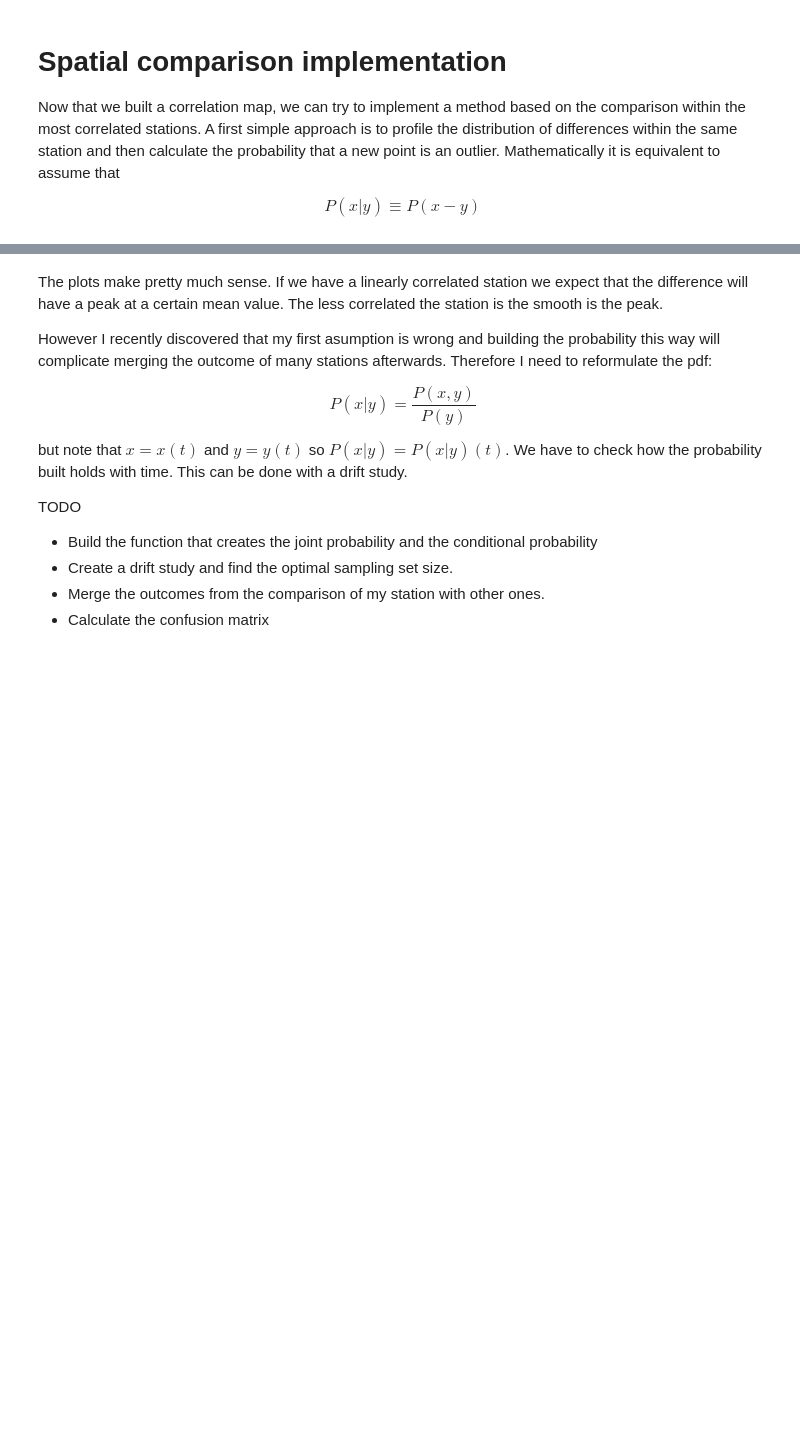
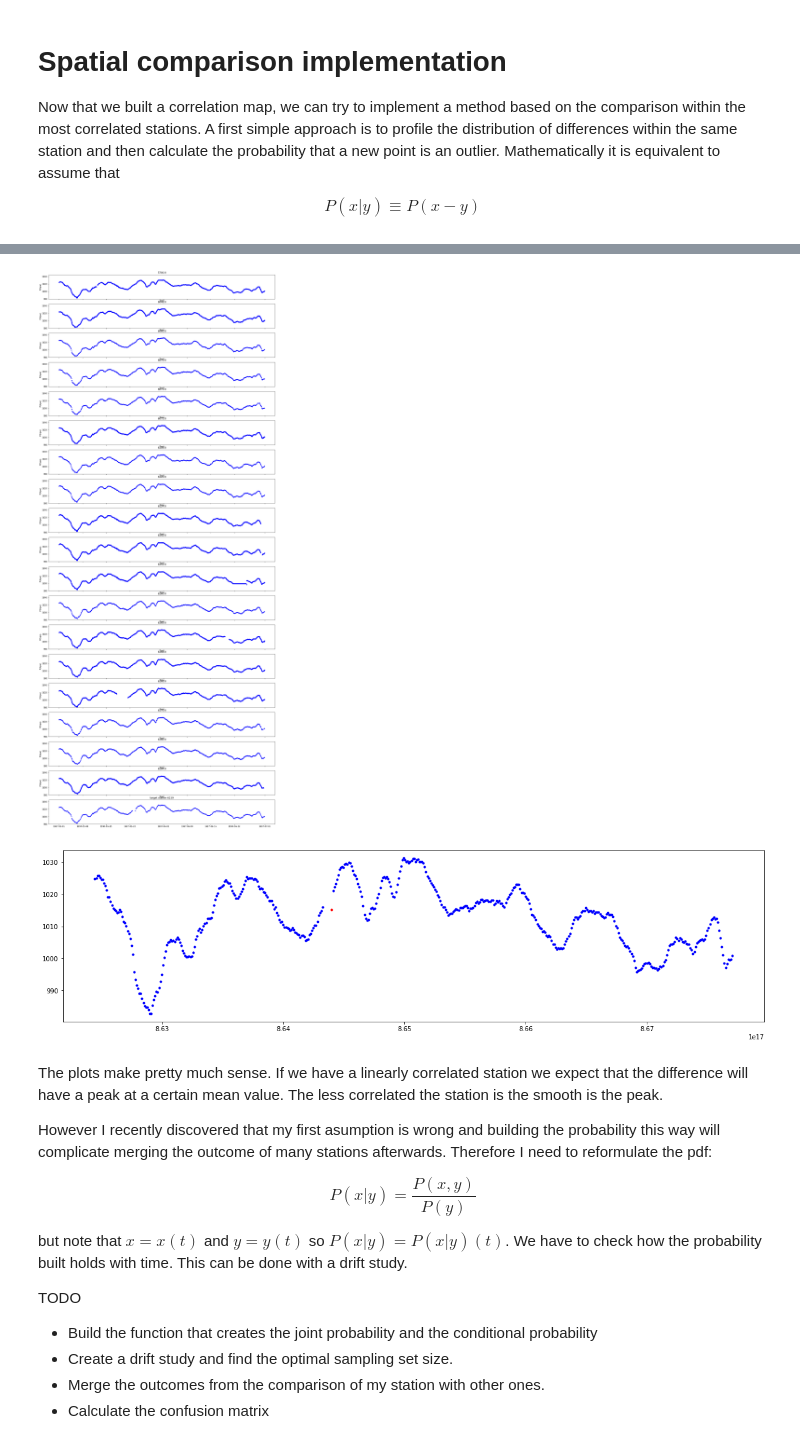
Before and after one commit to tomasfbouvier/Meteorological_Data_quality_assesment, a Jupyter notebook: pressure_check.ipynb, the cells around one changed output, grey strips where cells are left out. Cells and saved outputs as stored; diff of their text form; code cells hidden in the pictures; blank space fills up the shorter version.

```diff
--- a/pressure_check.ipynb
+++ b/pressure_check.ipynb
@@ -588,3 +607,43 @@ array([0.24301998])
+# %%
+fig, ax = plt.subplots(len(corr_stat)+1, figsize=(20,50), sharex=True)
+
+for i in range(len(corr_stat)):
+    df2=df[df['station']==corr_stat[i]]
+
+    ax[i].plot(df2['timestamp'],df2['max'], 'b.')
+
+    #df3=flagged[flagged['station']==stations[i]]
+
+    #ax[i].plot(df3['timestamp'],df3['max'], 'r.')
+
+
+    ax[i].plot(df2['timestamp'],df2['max'], 'b.')
+    ax[i].set_ylim(980, 1045)
+    ax[i].xaxis.set_major_formatter(md.DateFormatter('%m/%d'))
+    ax[i].set_title(str(corr_stat[i]))
+    ax[i].set_xlabel('Time')
+    ax[i].set_ylabel("P(hpa)")
+
+
+    #plt.plot(df2['timestamp'],df2['min'])
+    del(df2)
+
+df2=df[df['station']==6159]
+ax[len(corr_stat)].plot(df2['timestamp'],df2['max'], 'b.')
+ax[len(corr_stat)].set_ylim(980, 1045)
+ax[len(corr_stat)].set_title('target station'+' '+str(6159))
+
+xs, f= create_sets(6159)
+
+plt.figure(figsize=(20,5))
+for x in xs:
+    if pdf(x)<0.1:
+        plt.plot(x, f(x), 'r.')
+    else:
+        plt.plot(x, f(x), 'b.')
+# %% [output]
+[figure, added]
+[figure, added]
 # %% [markdown]
 The plots make pretty much sense. If we have a linearly correlated station we expect that the difference will have a peak at a certain mean value. The less correlated the station is the smooth is the peak.
 
```
Also changed, not shown: parts of 3 cells of this notebook.
